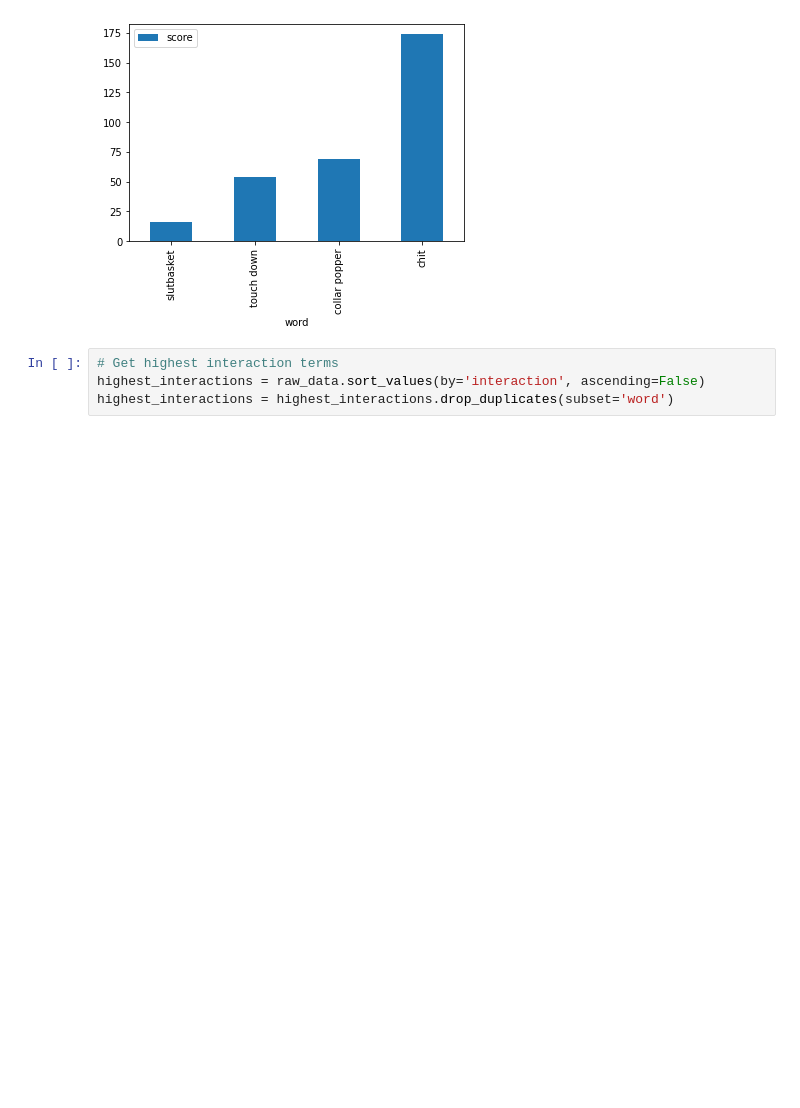
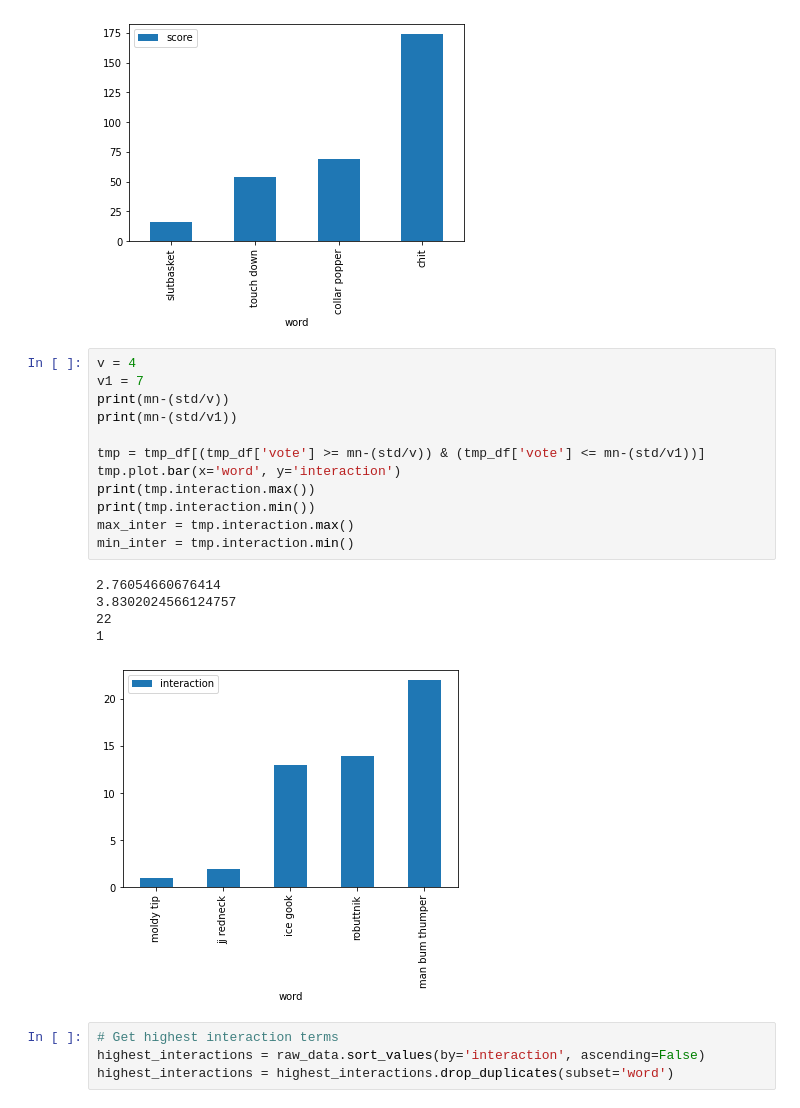
Before and after one commit to ItsmeHJB/DataScienceProject, a Jupyter notebook: Slur extraction.ipynb, the cells around one changed output. Cells and saved outputs as stored; diff of their text form; blank space fills up the shorter version.

```diff
--- a/Slur extraction.ipynb
+++ b/Slur extraction.ipynb
@@ -327,6 +327,24 @@ print(min_inter)
 578
 34
 [figure]
+# %%
+v = 4
+v1 = 7
+print(mn-(std/v))
+print(mn-(std/v1))
+
+tmp = tmp_df[(tmp_df['vote'] >= mn-(std/v)) & (tmp_df['vote'] <= mn-(std/v1))]
+tmp.plot.bar(x='word', y='interaction')
+print(tmp.interaction.max())
+print(tmp.interaction.min())
+max_inter = tmp.interaction.max()
+min_inter = tmp.interaction.min()
+# %% [output]
+2.76054660676414
+3.8302024566124757
+22
+1
+[figure, added]
 # %%
 # Get highest interaction terms
 highest_interactions = raw_data.sort_values(by='interaction', ascending=False)
```
Also changed, not shown: parts of 4 cells of this notebook, 2 other files.
